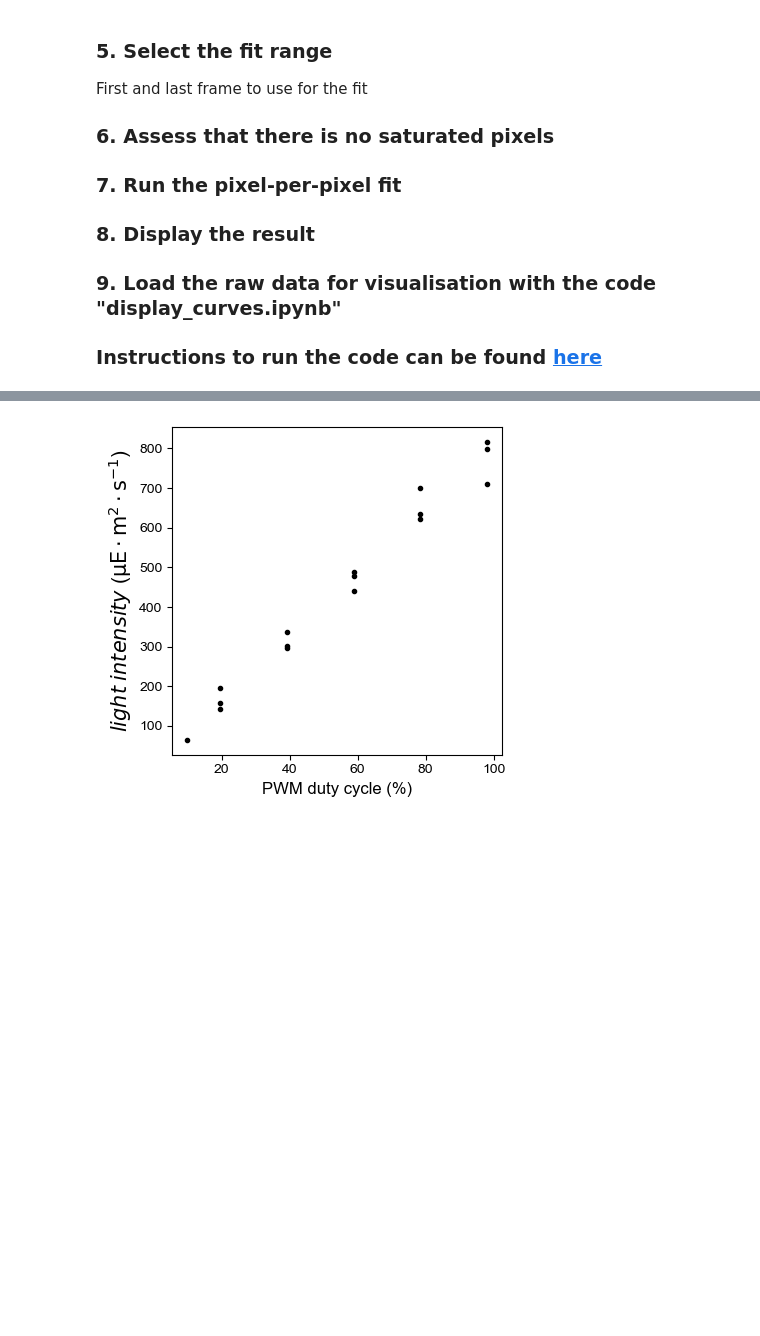
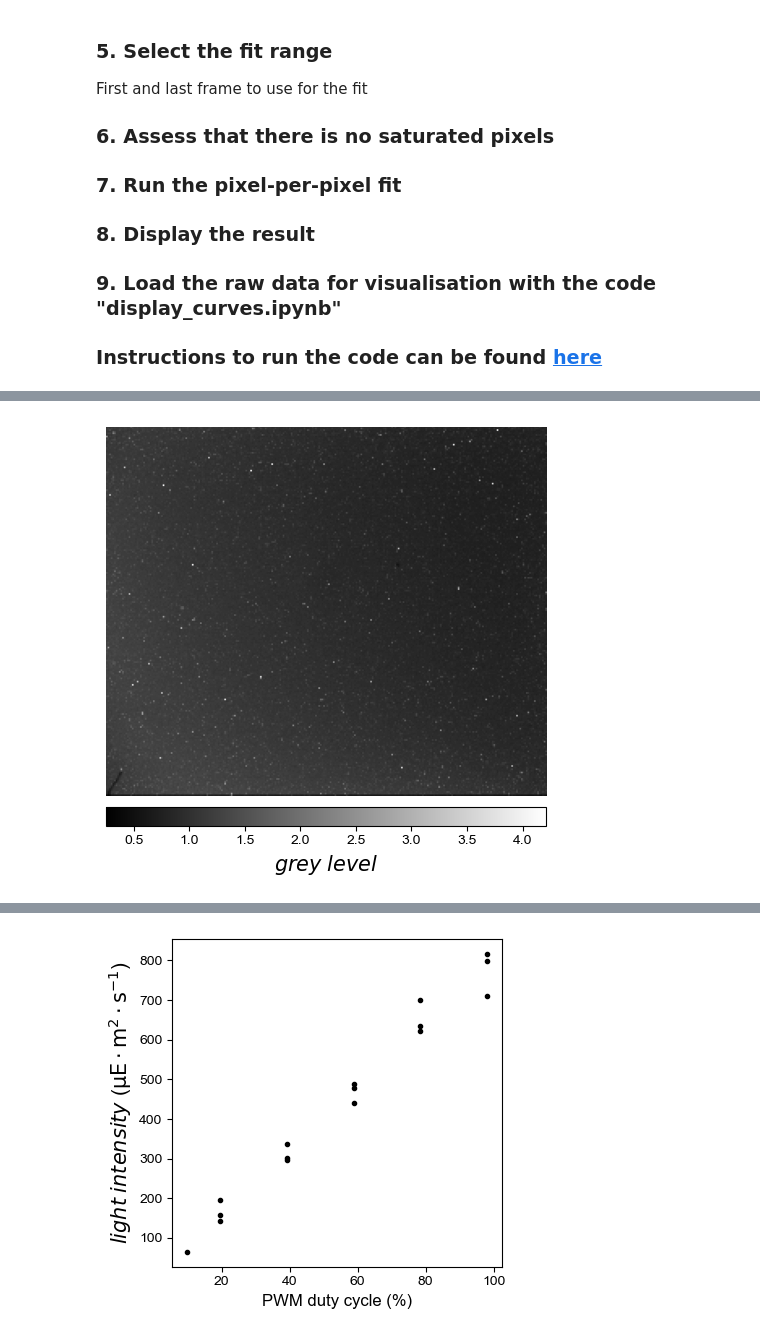
Before and after one commit to Alienor134/CSL-forge, a Jupyter notebook: CSL-analysis/Dronpa2_video_UC2.ipynb, the cells around one changed output, grey strips where cells are left out. Cells and saved outputs as stored; diff of their text form; code cells hidden in the pictures; blank space fills up the shorter version.

```diff
--- a/CSL-analysis/Dronpa2_video_UC2.ipynb
+++ b/CSL-analysis/Dronpa2_video_UC2.ipynb
@@ -182,10 +182,14 @@ np.save(save_folder + "/framerate.npy", framerate)
 # %%
 image = plt.imshow(D_image, cmap = "gray")
 plt.axis("off")
 divider = make_axes_locatable(plt.gca())
 axdef = divider.append_axes("bottom", "5%", pad="3%")
 cbar = plt.colorbar(image, cax=axdef, orientation = "horizontal")
 plt.xlabel("$grey$ $level$", size = 15)
+plt.tight_layout()
+plt.savefig('results/gray_map' + extension, bbox_inches = 'tight')
+# %% [output]
+[figure, added]
 # %%
 loc_im = tau_480_map
 loc_im[loc_im==loc_im.max()] = loc_im.min()
```
Also changed, not shown: parts of 4 cells of this notebook, 14 other files.
